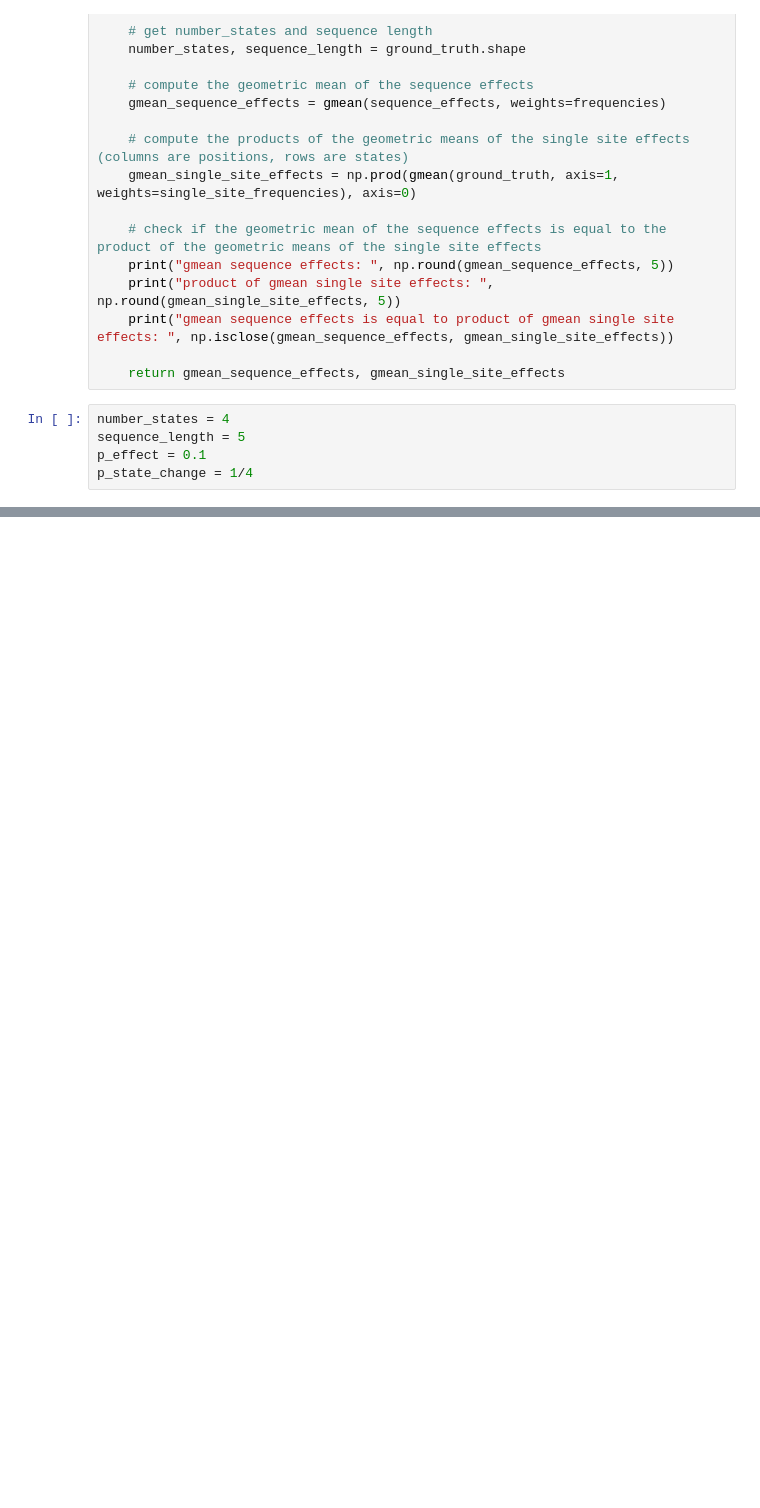
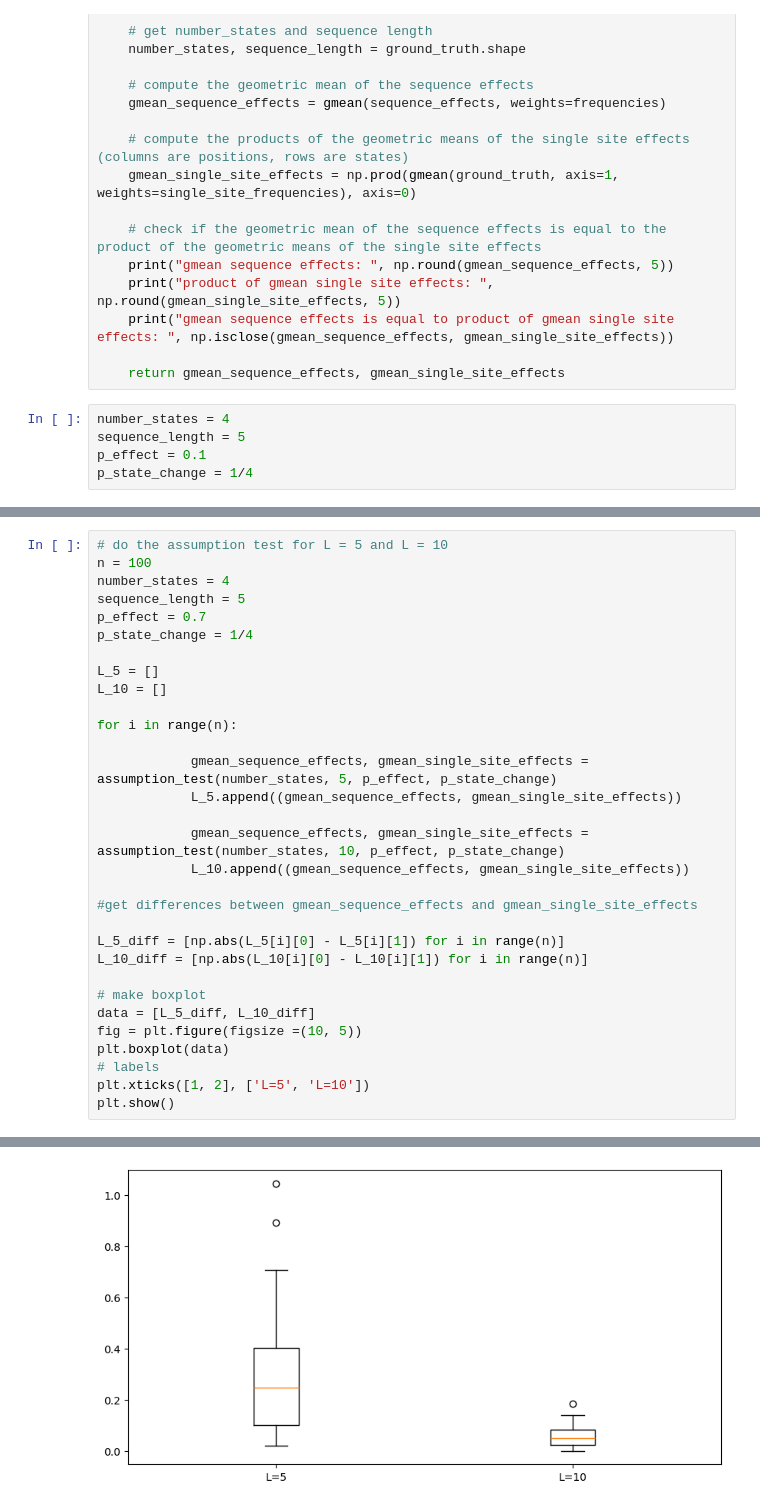
Before and after one commit to JoshuaGensel/dmMIME_correction, a Jupyter notebook: src/assumption_testing.ipynb, the cells around one changed output, grey strips where cells are left out. Drawn from its saved outputs; the diff is of its cells as text; blank space fills up the shorter version.

```diff
--- a/src/assumption_testing.ipynb
+++ b/src/assumption_testing.ipynb
@@ -111,0 +216,32 @@ gmean sequence effects is equal to product of gmean single site effects:  False
+# %%
+# do the assumption test for L = 5 and L = 10
+n = 100
+number_states = 4
+sequence_length = 5
+p_effect = 0.7
+p_state_change = 1/4
+
+L_5 = []
+L_10 = []
+
+for i in range(n):
+
+            gmean_sequence_effects, gmean_single_site_effects = assumption_test(number_states, 5, p_effect, p_state_change)
+            L_5.append((gmean_sequence_effects, gmean_single_site_effects))
+
+            gmean_sequence_effects, gmean_single_site_effects = assumption_test(number_states, 10, p_effect, p_state_change)
+            L_10.append((gmean_sequence_effects, gmean_single_site_effects))
+
+#get differences between gmean_sequence_effects and gmean_single_site_effects
+
+L_5_diff = [np.abs(L_5[i][0] - L_5[i][1]) for i in range(n)]
+L_10_diff = [np.abs(L_10[i][0] - L_10[i][1]) for i in range(n)]
+
+# make boxplot
+data = [L_5_diff, L_10_diff]
+fig = plt.figure(figsize =(10, 5))
+plt.boxplot(data)
+# labels
+plt.xticks([1, 2], ['L=5', 'L=10'])
+plt.show()
+# %% [output]
@@ -111,0 +265 @@ gmean sequence effects is equal to product of gmean single site effects:  False
+[figure, added]
```
Also changed, not shown: parts of 10 cells of this notebook.
